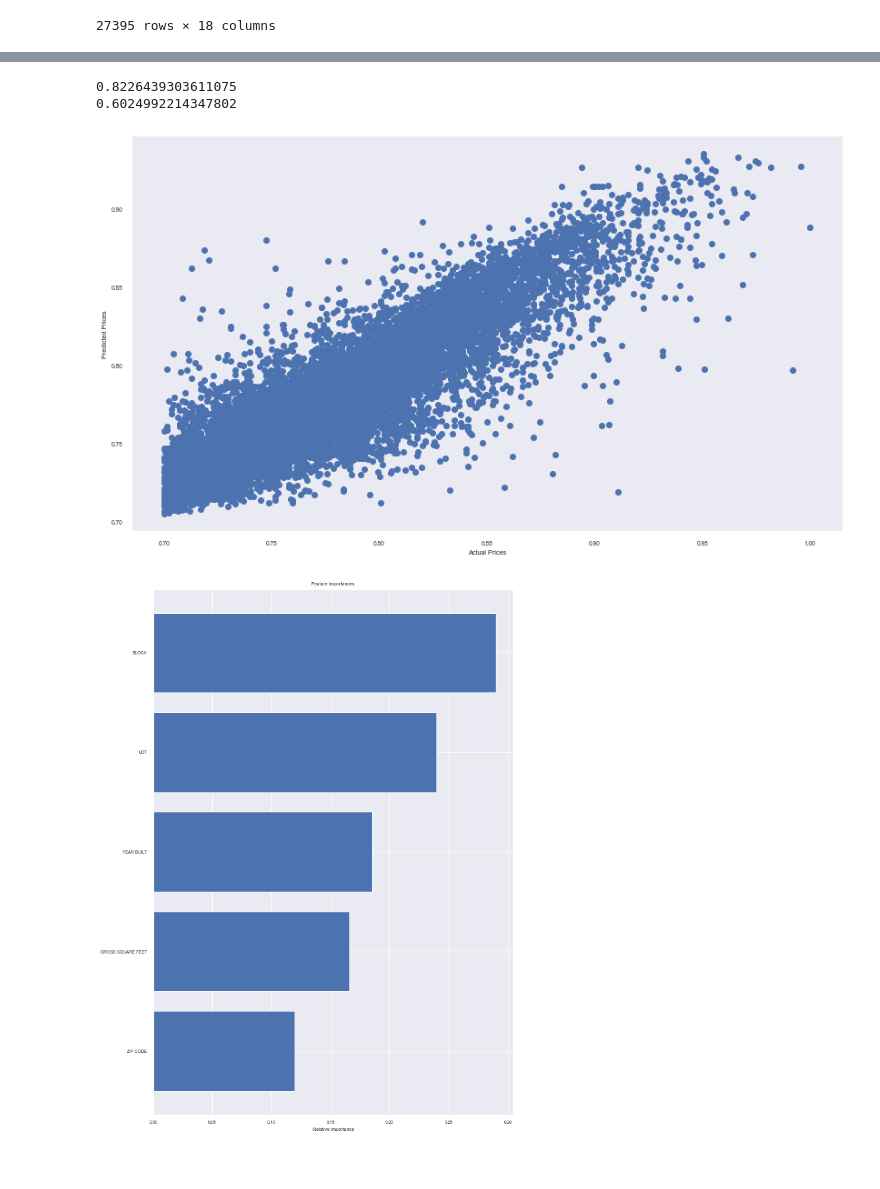
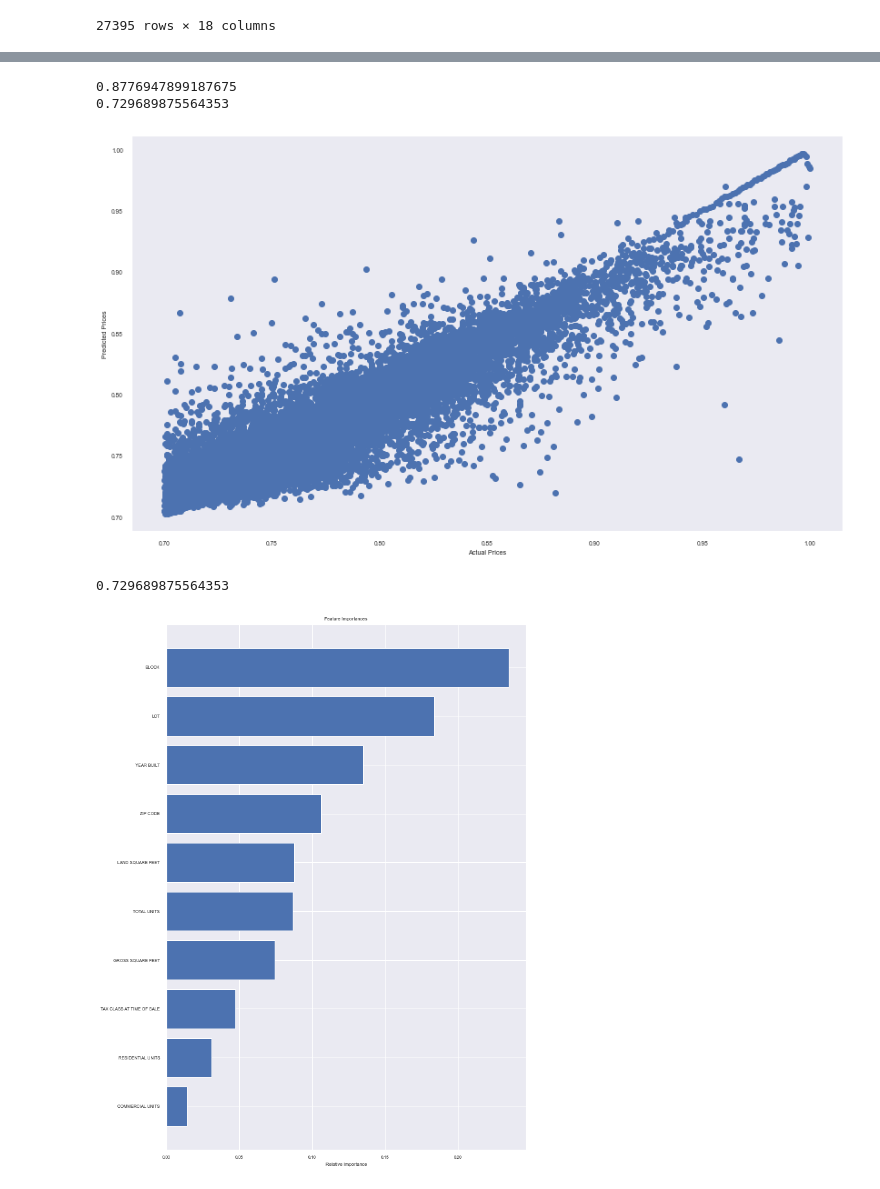
Before and after one commit to drt15Lei/BDAPA-project, a Jupyter notebook: Merged_code.ipynb, the cells around one changed output, grey strips where cells are left out. Saved outputs shown, nothing was run; the diff lists cells and outputs as text; code cells hidden in the pictures.

Commit message:
Random Forest model is at 72% effectiveness

```diff
--- a/Merged_code.ipynb
+++ b/Merged_code.ipynb
@@ -122,12 +124,15 @@ df.drop_duplicates(inplace=True)
 ##Drop NAN
 # %%
 imputed_columns = ['RESIDENTIAL UNITS', 'COMMERCIAL UNITS', 'TOTAL UNITS', 'LAND SQUARE FEET', 'GROSS SQUARE FEET', 'YEAR BUILT']
+imputed_df = df.copy()
 
 for column in imputed_columns:
-    df[column].fillna(df[column].median(), inplace = True)
-
+    imputed_df[column].fillna(imputed_df[column].median(), inplace = True)
 
 df = df.dropna()
+imputed_df["SALE PRICE"] = imputed_df["SALE PRICE"].interpolate(method='polynomial', order=2)
+imputed_df = imputed_df.dropna()
+
 df
 # %% [output]
 |  | NEIGHBORHOOD | BUILDING CLASS CATEGORY | TAX CLASS AT PRESENT | BLOCK | LOT | BUILDING CLASS AT PRESENT | ... |
@@ -147,6 +152,8 @@ df
 ##Removing outliers
 #This is Ella's code, this may be worth looking at
 df = df.select_dtypes(include = ['int','float'])
+imputed_df = imputed_df.select_dtypes(include = ['int','float'])
+
 def removing_outliers (df, threshold):
     num_df = df.select_dtypes(include = ['int','float'])
     z = np.abs((num_df - num_df.mean()) / num_df.std())  ## calclulating the z score for numerical columns in the dataframe
@@ -155,6 +162,7 @@ def removing_outliers (df, threshold):
 
     return df[(z <= threshold).all (axis =1)]    ## returns a df with the removal of outliers from the dataframe
 df = removing_outliers (df, 3)
+imputed_df = removing_outliers(imputed_df, 3)
 df
 # %% [output]
 |  | BLOCK | LOT | ZIP CODE | RESIDENTIAL UNITS | COMMERCIAL UNITS | TOTAL UNITS | LAND SQUARE FEET | ... |
@@ -178,10 +186,8 @@ df.shape
 # %%
 ##Consider the log of the prices and normalise the data.
 df["LOG PRICE"] = np.log(df["SALE PRICE"])
+imputed_df["LOG PRICE"] = np.log(imputed_df["SALE PRICE"])
 
-#maybe log all of the values as well? might make correlation better
-# for columns in df:
-#     df[columns] = np.log(df[columns])
 
 
 #Normalising the data using code from tutorial workshop
@@ -191,7 +197,10 @@ def normalise(df):
     return df_norm
 
 df = normalise(df)
+imputed_df = normalise(imputed_df)
 df = df[df["LOG PRICE"] >= 0.7]
+
+imputed_df = imputed_df[imputed_df["LOG PRICE"] >= 0.7]
 df
 # %% [output]
 |  | BLOCK | LOT | ZIP CODE | RESIDENTIAL UNITS | COMMERCIAL UNITS | TOTAL UNITS | LAND SQUARE FEET | ... |
@@ -258,14 +267,14 @@ LAND SQUARE FEET    -0.107632
 Name: LOG PRICE, dtype: float64
 # %%
-#Building intitial model
+#Building improved model model
 
-features = ["BLOCK", "LOT", "YEAR BUILT", "GROSS SQUARE FEET", "ZIP CODE"]
-#features = list(df.columns)
-#features.remove("LOG PRICE")
-#features.remove("SALE PRICE")
-X = df[features]
-Y = df['LOG PRICE']
-results = {}
+# features = ["BLOCK", "LOT", "YEAR BUILT", "GROSS SQUARE FEET", "ZIP CODE"]
+features = list(imputed_df.columns)
+features.remove("LOG PRICE")
+features.remove("SALE PRICE")
+
+X = imputed_df[features]
+Y = imputed_df['LOG PRICE']
 trainX, testX, trainY, testY = train_test_split(X, Y, test_size=0.2, random_state=0)
 model = RandomForestRegressor(n_estimators = 800, max_depth = 40, bootstrap = True, max_features = "sqrt", min_samples_leaf = 1, min_samples_split = 5, random_state=0)
 model.fit(trainX, trainY)
@@ -281,7 +290,9 @@ plb.xlabel('Actual Prices')
 plb.ylabel('Predicted Prices')
 plt.grid()
 plt.show()
+print(r2_score(testY, model.predict(testX)))
 
+trainX, testX, trainY, testY = train_test_split(X, Y, test_size=0.2, random_state=0)
 
 importances = model.feature_importances_
 indices = np.argsort(importances)
@@ -291,6 +302,7 @@ plt.barh(range(len(indices)), importances[indices], color='b', align='center')
 plt.yticks(range(len(indices)), [features[i] for i in indices])
 plt.xlabel('Relative Importance')
 plt.show()
+
 
 ##RUN TO FIND OUT OPTIMAL PARAMETERS OF RANDOM FOREST - WILL MAKE CPU GO TO 100% FOR A BIT
 
@@ -319,34 +331,35 @@ plt.show()
 
 # from sklearn.model_selection import RandomizedSearchCV
 # # Number of trees in random forest
 # n_estimators = [int(x) for x in np.linspace(start = 200, stop = 2000, num = 10)]
 # # Number of features to consider at every split
 # max_features = ['auto', 'sqrt']
 # # Maximum number of levels in tree
 # max_depth = [int(x) for x in np.linspace(10, 110, num = 11)]
 # max_depth.append(None)
 # # Minimum number of samples required to split a node
 # min_samples_split = [2, 5, 10]
 # # Minimum number of samples required at each leaf node
 # min_samples_leaf = [1, 2, 4]
 # # Method of selecting samples for training each tree
 # bootstrap = [True, False]# Create the random grid
 # random_grid = {'n_estimators': n_estimators,
 #                'max_features': max_features,
 #                'max_depth': max_depth,
 #                'min_samples_split': min_samples_split,
 #                'min_samples_leaf': min_samples_leaf,
 #                'bootstrap': bootstrap}
 # # Use the random grid to search for best hyperparameters
 # # First create the base model to tune
 # rf = RandomForestRegressor()
 # # Random search of parameters, using 3 fold cross validation,
 # # search across 100 different combinations, and use all available cores
 # rf_random = RandomizedSearchCV(estimator = rf, param_distributions = random_grid, n_iter = 100, cv = 3, verbose=2, random_state=42, n_jobs = -1)# Fit the random search model
 # rf_random.fit(trainX, trainY)
 # rf_random.best_params_
 # %% [output]
-0.8226439303611075
-0.6024992214347802
+0.8776947899187675
+0.729689875564353
-[figure, old version]
+[figure, new version]
+0.729689875564353
-[figure, old version]
+[figure, new version]
```
Also changed, not shown: parts of 8 cells of this notebook.
